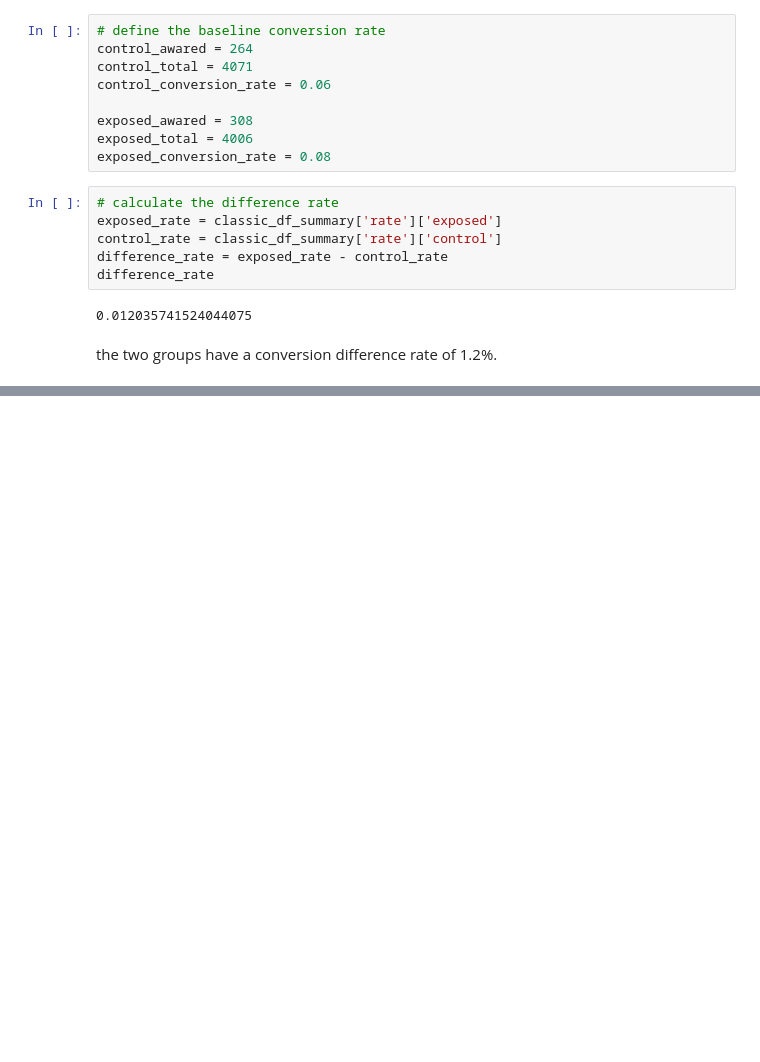
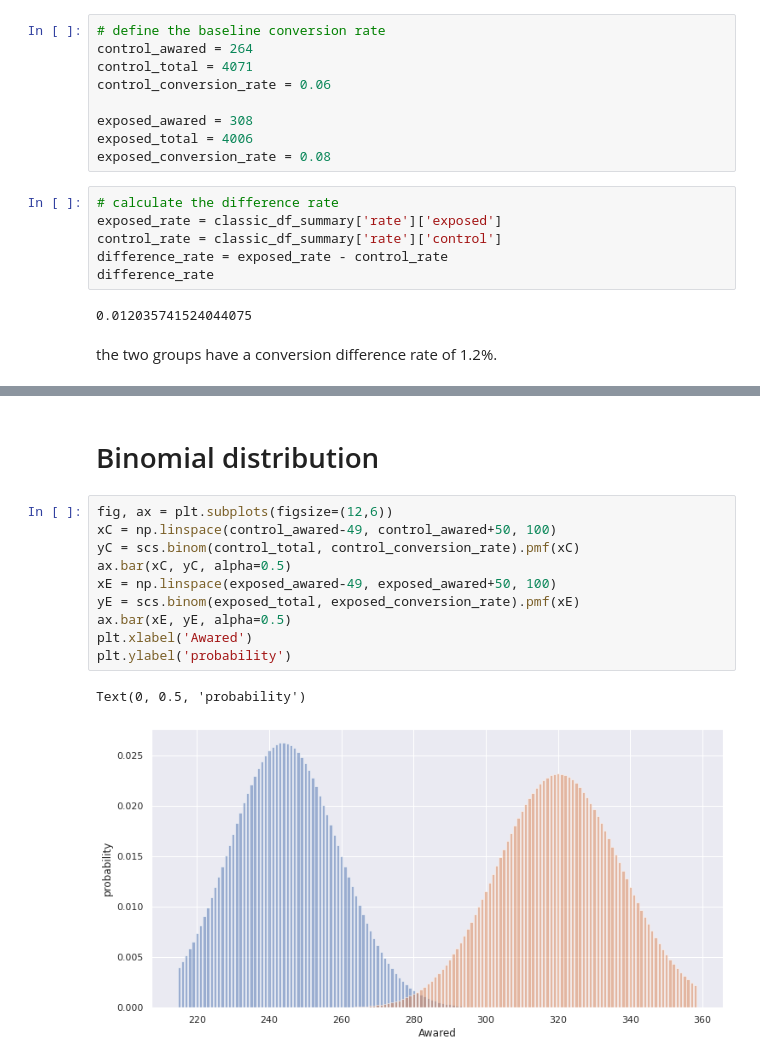
Before and after one commit to 10Academy-B6-W2/Smart-Ads-campaign-performance-analysis, a Jupyter notebook: notebooks/2_classic_AB_testing.ipynb, the cells around one changed output, grey strips where cells are left out. Saved outputs shown, nothing was run; the diff lists cells and outputs as text; blank space fills up the shorter version.

```diff
--- a/notebooks/2_classic_AB_testing.ipynb
+++ b/notebooks/2_classic_AB_testing.ipynb
@@ -198,0 +214,15 @@ the two groups have a conversion difference rate of 1.2%.
+# %% [markdown]
+# Binomial distribution
+# %%
+fig, ax = plt.subplots(figsize=(12,6))
+xC = np.linspace(control_awared-49, control_awared+50, 100)
+yC = scs.binom(control_total, control_conversion_rate).pmf(xC)
+ax.bar(xC, yC, alpha=0.5)
+xE = np.linspace(exposed_awared-49, exposed_awared+50, 100)
+yE = scs.binom(exposed_total, exposed_conversion_rate).pmf(xE)
+ax.bar(xE, yE, alpha=0.5)
+plt.xlabel('Awared')
+plt.ylabel('probability')
+# %% [output]
+Text(0, 0.5, 'probability')
+[figure, added]
```
Also changed, not shown: parts of 3 cells of this notebook.
